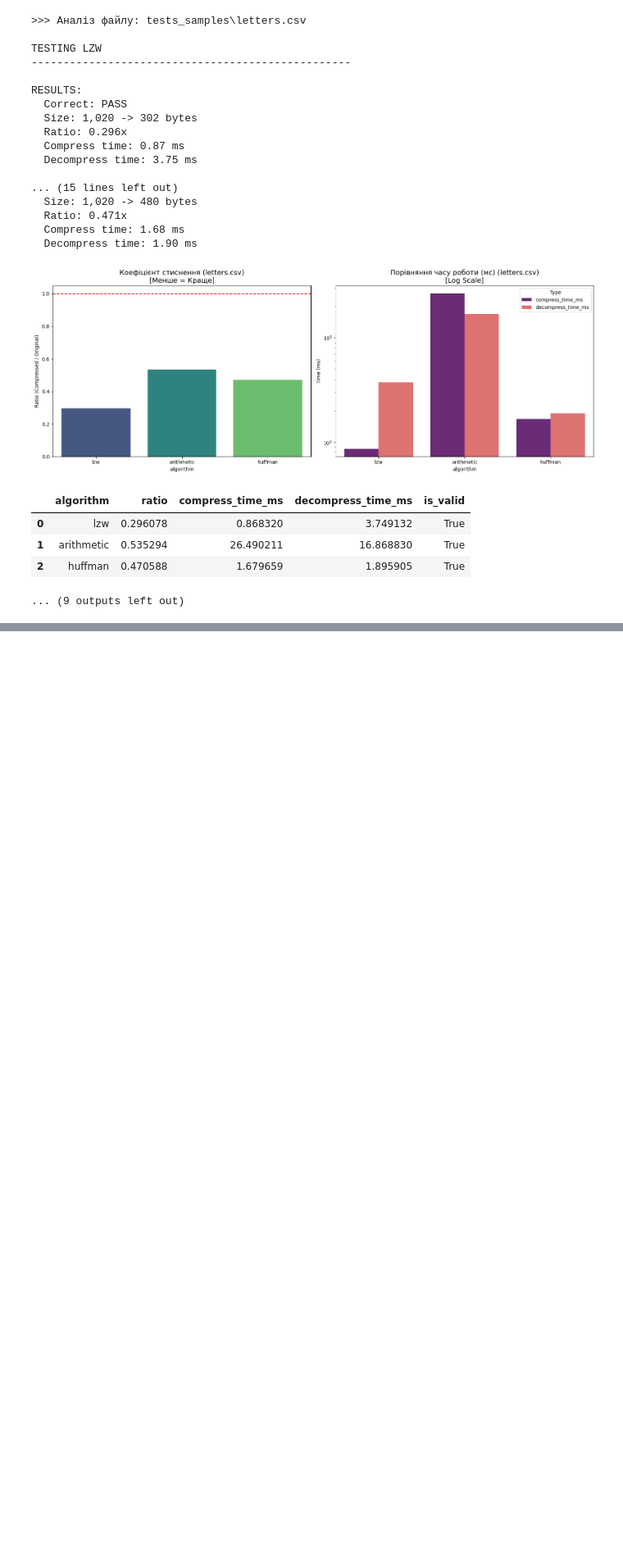
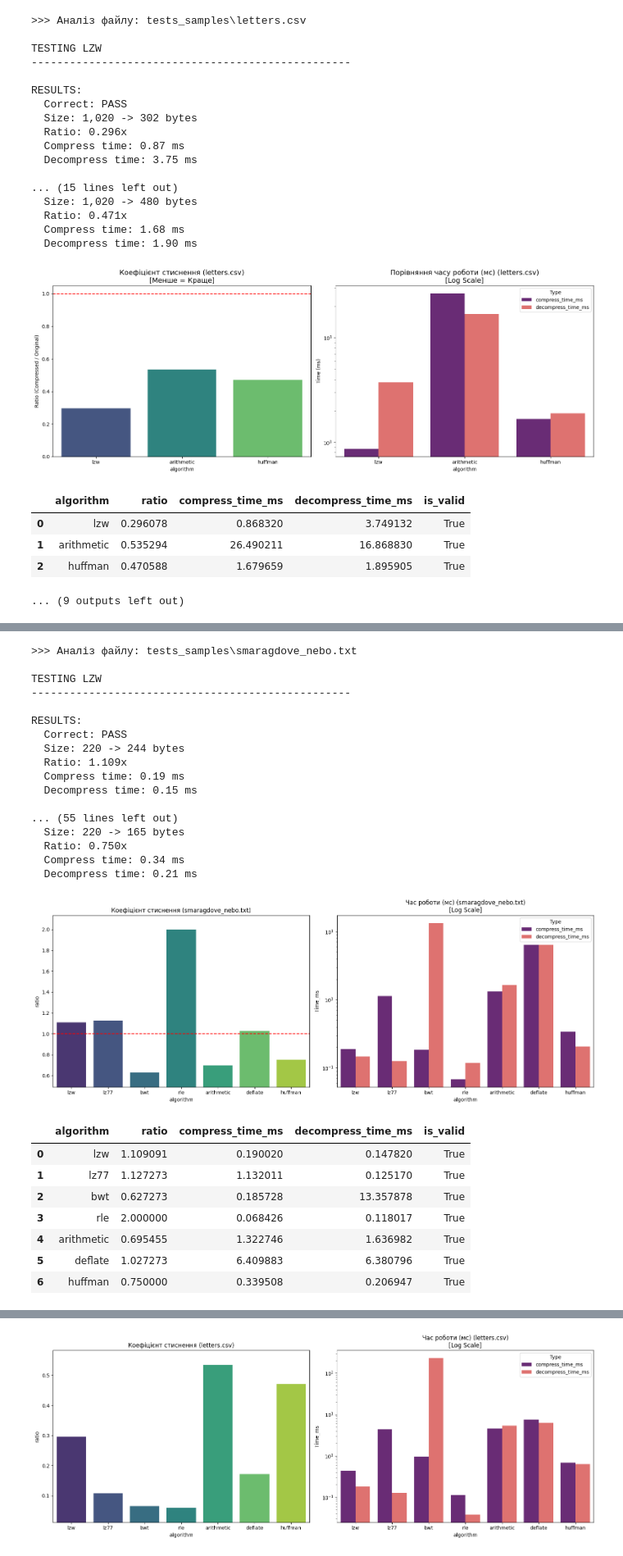
Before and after one commit to yuliiayakymiv/Discrete_math_lab_2sem, a Jupyter notebook: analysis.ipynb, the cells around one changed output, grey strips where cells are left out. Shown at 82% size. Drawn from its saved outputs; the diff is of its cells as text; code cells hidden in the pictures; blank space fills up the shorter version.

Commit message:
більш інформативні графіки

```diff
--- a/analysis.ipynb
+++ b/analysis.ipynb
@@ -7 +48,31 @@ from codec import DataCodec
+# %%
+def run_full_analysis(file_paths, algorithms):
+    """
+    Проганяє тести для списку файлів і будує графіки для кожного.
+    """
+    codec = DataCodec()
+    if algorithms is None:
+        algorithms = ['lzw', 'arithmetic', 'huffman']
+
+    for path in file_paths:
+        if not os.path.exists(path):
+            print(f"Файл {path} не знайдено, пропускаємо.")
+            continue
+
+        results = []
+        print(f"\n>>> Аналіз файлу: {path}")
+
+        for algo in algorithms:
+            try:
+                res = codec.test_algorithm(path, algo)
+                if res: results.append(res)
+            except Exception as e:
+                print(f"Помилка {algo}: {e}")
+
+        df = pd.DataFrame(results)
+        file_name = os.path.basename(path)
+        visualize_results(df, title_suffix=f"({file_name})")
+
+        # Виводимо коротку таблицю під графіками
+        display(df[['algorithm', 'ratio', 'compress_time_ms', 'decompress_time_ms', 'is_valid']])
 # %%
@@ -180,0 +370,35 @@ RESULTS:
+# %%
+algorithms = ['lzw', 'lz77', 'bwt', 'rle', 'arithmetic', 'deflate', 'huffman']
+files_to_test = [
+    os.path.join("tests_samples", "smaragdove_nebo.txt"),
+    os.path.join("tests_samples", "letters.csv"),
+]
+
+run_full_analysis(files_to_test, algorithms)
+# %% [output]
+>>> Аналіз файлу: tests_samples\smaragdove_nebo.txt
+
+TESTING LZW
+--------------------------------------------------
+
+RESULTS:
+  Correct: PASS
+  Size: 220 -> 244 bytes
+  Ratio: 1.109x
+  Compress time: 0.19 ms
+  Decompress time: 0.15 ms
+
+... (55 lines left out)
+  Size: 220 -> 165 bytes
+  Ratio: 0.750x
+  Compress time: 0.34 ms
+  Decompress time: 0.21 ms
+[figure, added]
+|  | algorithm | ratio | compress_time_ms | decompress_time_ms | is_valid |
+| 0 | lzw | 1.109091 | 0.190020 | 0.147820 | True |
+| 1 | lz77 | 1.127273 | 1.132011 | 0.125170 | True |
+| 2 | bwt | 0.627273 | 0.185728 | 13.357878 | True |
+| 3 | rle | 2.000000 | 0.068426 | 0.118017 | True |
+| 4 | arithmetic | 0.695455 | 1.322746 | 1.636982 | True |
+| 5 | deflate | 1.027273 | 6.409883 | 6.380796 | True |
+| 6 | huffman | 0.750000 | 0.339508 | 0.206947 | True |
@@ -180,0 +422 @@ RESULTS:
+[figure, added]
```
Also changed, not shown: parts of 7 cells of this notebook, 6 other files.
